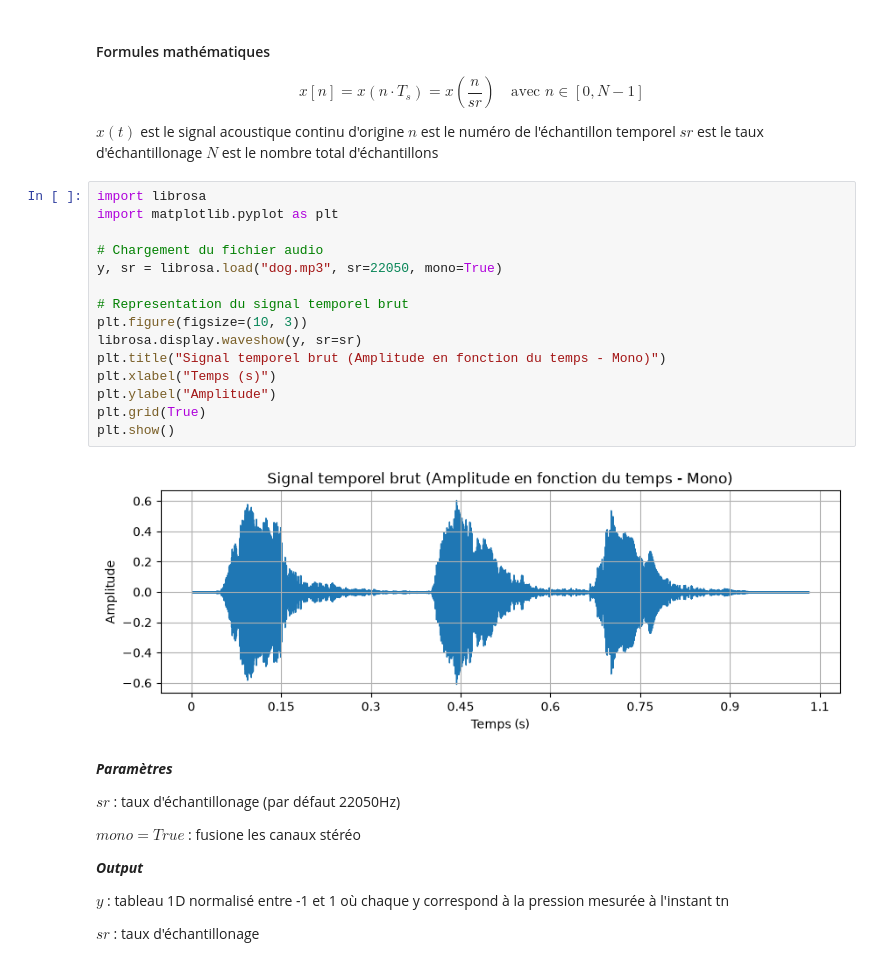
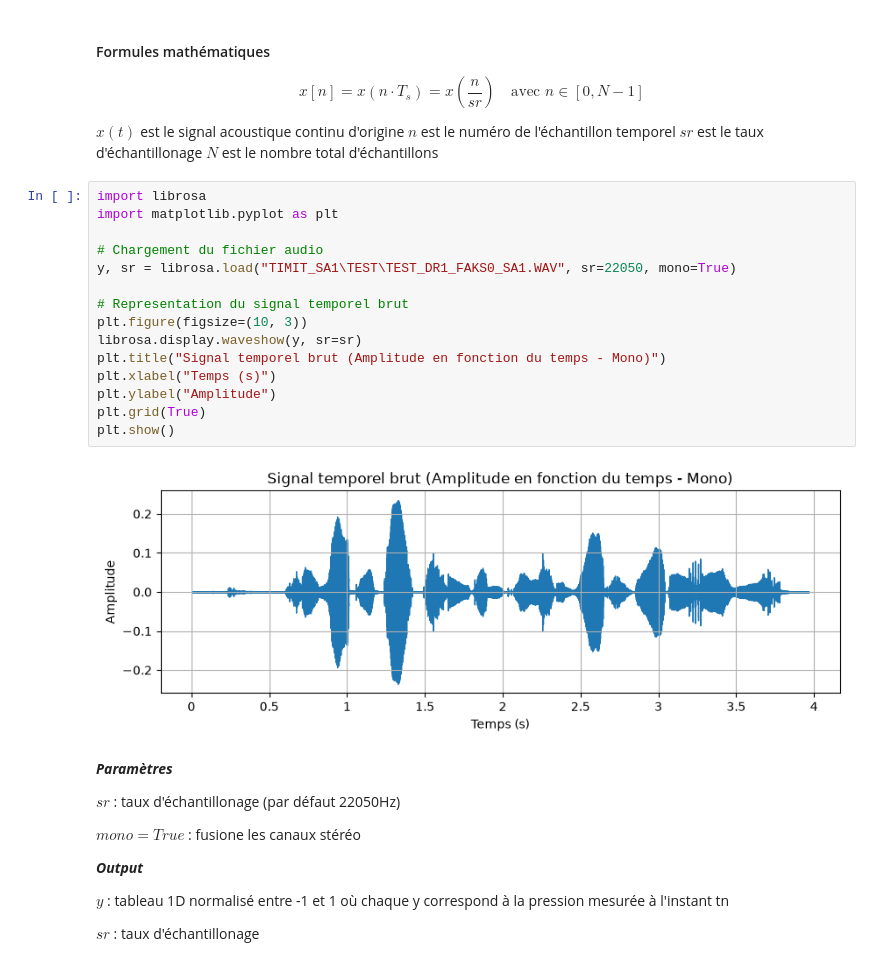
Before and after one commit to Ktryas/Speech-Based-Age-Estimation-Model, a Jupyter notebook: Explications.ipynb, the cells around one changed output. Saved outputs shown, nothing was run; the diff lists cells and outputs as text.

```diff
--- a/Explications.ipynb
+++ b/Explications.ipynb
@@ -24,20 +24,20 @@ $N$ est le nombre total d'échantillons
 # %%
 import librosa
 import matplotlib.pyplot as plt
 
 # Chargement du fichier audio
-y, sr = librosa.load("dog.mp3", sr=22050, mono=True)
+y, sr = librosa.load("TIMIT_SA1\TEST\TEST_DR1_FAKS0_SA1.WAV", sr=22050, mono=True)
 
 # Representation du signal temporel brut
 plt.figure(figsize=(10, 3))
 librosa.display.waveshow(y, sr=sr)
 plt.title("Signal temporel brut (Amplitude en fonction du temps - Mono)")
 plt.xlabel("Temps (s)")
 plt.ylabel("Amplitude")
 plt.grid(True)
 plt.show()
 # %% [output]
-[figure, old version]
+[figure, new version]
 # %% [markdown]
 ***Paramètres***
 
```
Also changed, not shown: parts of 4 cells of this notebook, 1 other file.
